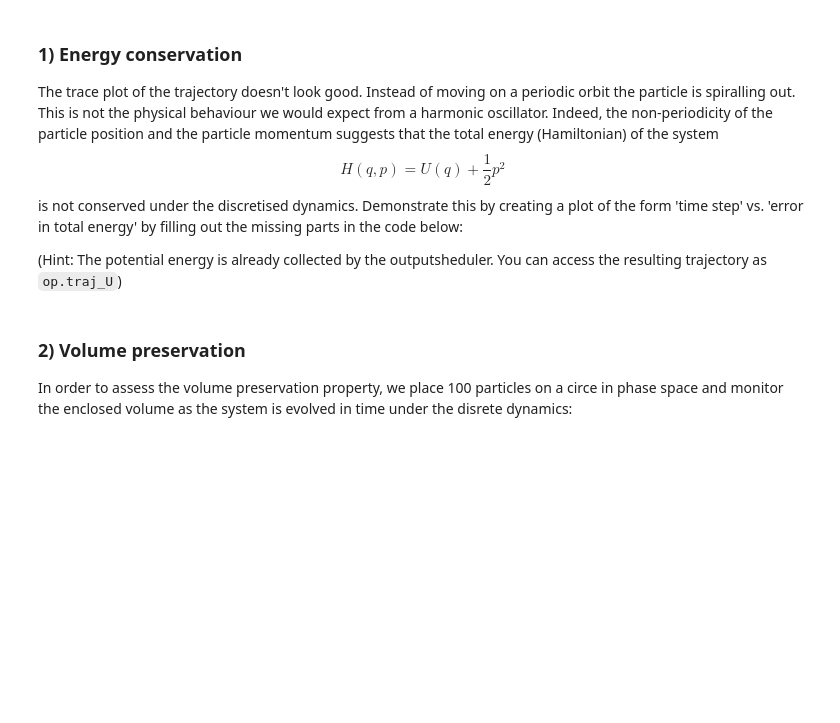
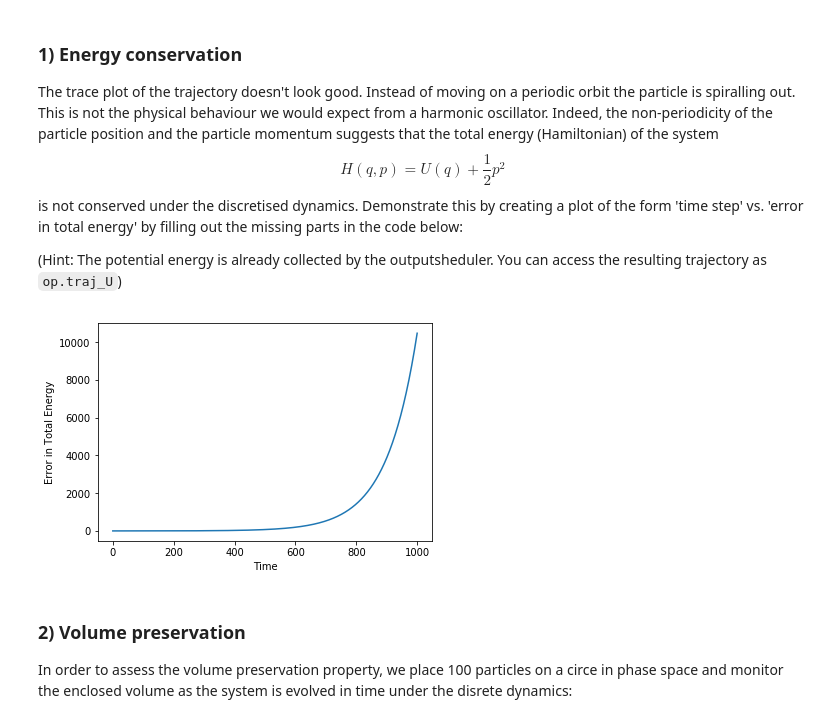
Before and after one commit to MatthiasSachs/BeijingSummerSchool, a Jupyter notebook: day1_exercises.ipynb, the cells around one changed output. Cells and saved outputs as stored; diff of their text form; code cells hidden in the pictures; blank space fills up the shorter version.

```diff
--- a/day1_exercises.ipynb
+++ b/day1_exercises.ipynb
@@ -92,10 +94,12 @@ is not conserved under the discretised dynamics. Demonstrate this by creating a
 # %%
 fig, ax = plt.subplots()
 E0 = op.traj_totalE[0]
-#ax.plot(...)
+ax.plot(op.traj_totalE-E0)
 ax.set_xlabel('Time')
 ax.set_ylabel('Error in Total Energy')
 plt.show()
+# %% [output]
+[figure, added]
 # %% [markdown]
 ### 2) Volume preservation
 In order to assess the volume preservation property, we place 100 particles on a circe in phase space and monitor the enclosed volume as the system is evolved in time under the disrete dynamics:
```
Also changed, not shown: parts of 2 cells of this notebook, 1 other file.
